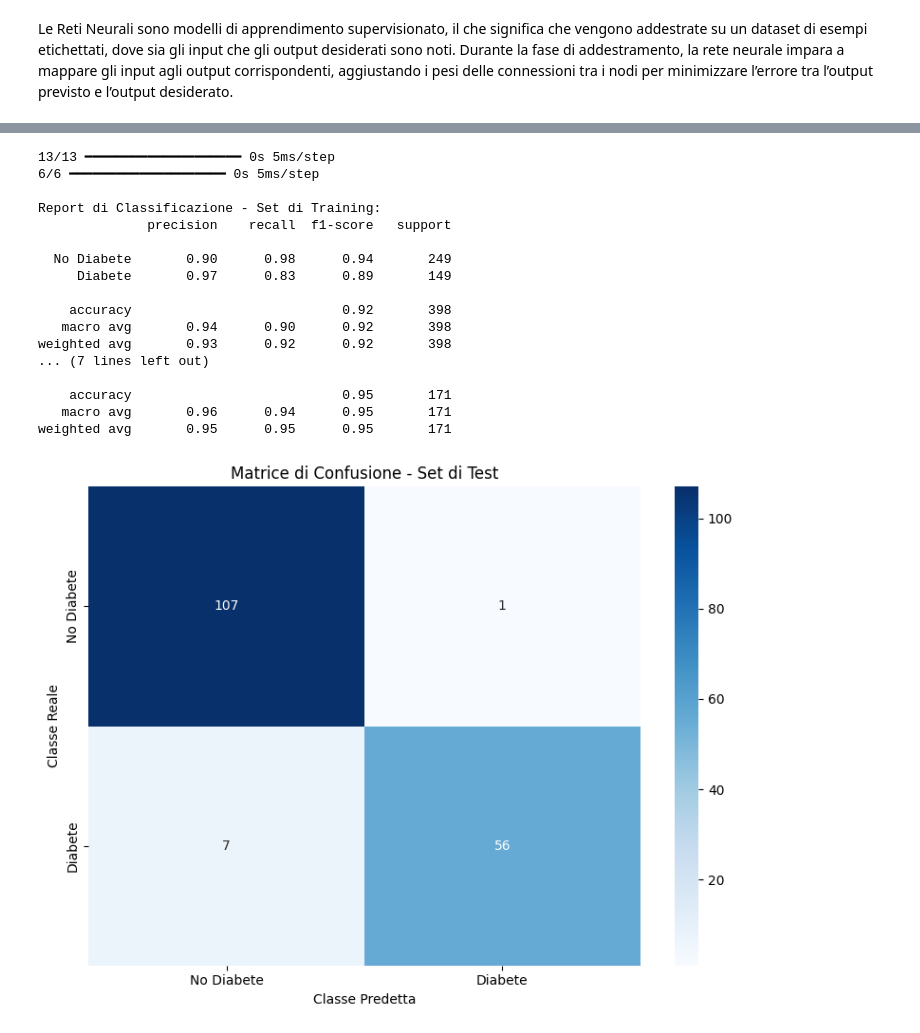
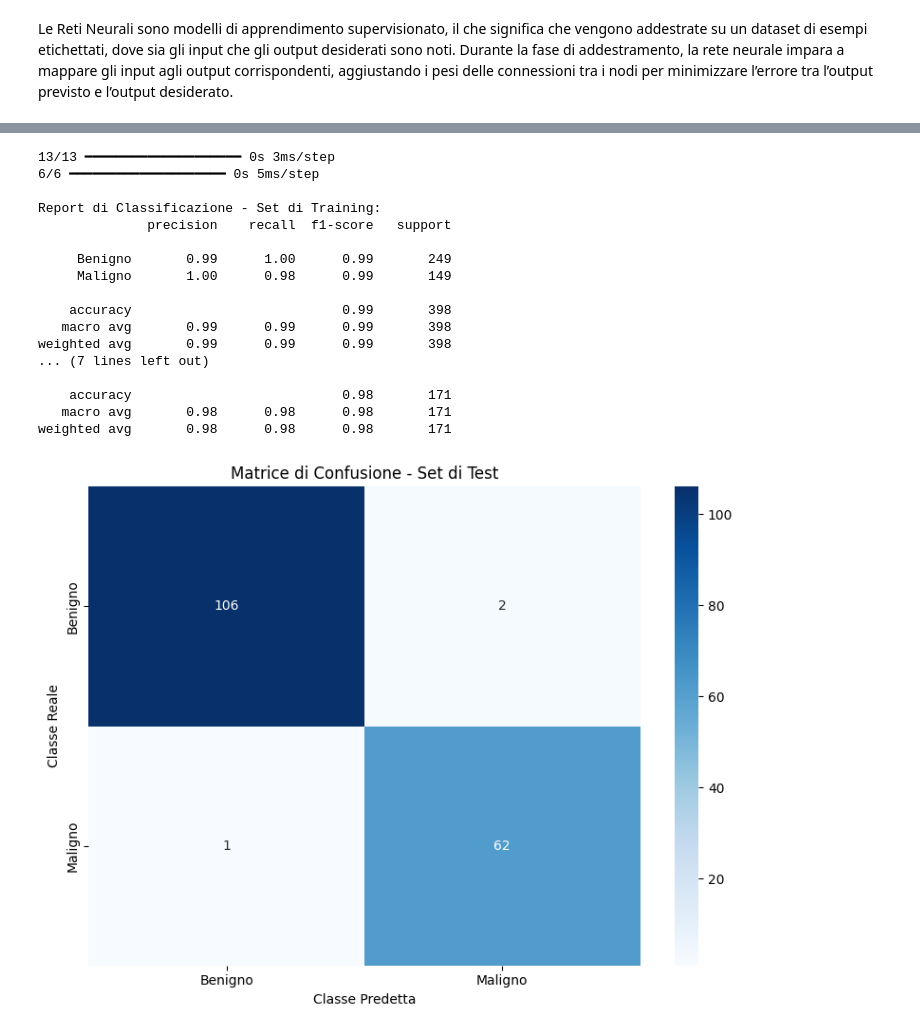
Before and after one commit to NIKFIORE/Progetto-Machine-Learning, a Jupyter notebook: Progetto.ipynb, the cells around one changed output, grey strips where cells are left out. Drawn from its saved outputs; the diff is of its cells as text; code cells hidden in the pictures.

```diff
--- a/Progetto.ipynb
+++ b/Progetto.ipynb
@@ -392,9 +409,9 @@ RETE NEURALE
 import keras
 from keras.models import Sequential
 from keras.layers import Dense
-from sklearn.metrics import confusion_matrix, classification_report, roc_curve, auc
+from sklearn.metrics import confusion_matrix, classification_report, roc_curve, auc, accuracy_score
 
-def create_model():
+def create_and_train_model(X_train, y_train, X_test, y_test):
   # Definisci l'architettura del modello di rete neurale
   model = Sequential()
   model.add(Dense(20, input_shape=(X_train.shape[1],), activation="relu"))
@@ -402,8 +419,15 @@ def create_model():
   model.add(Dense(1, activation="sigmoid"))  # Output: probabilità di avere diabete
   # Compila il modello
   model.compile(loss="binary_crossentropy", optimizer="adam", metrics=["accuracy"])
-  return model
+  model.summary()
+  print("\n")
 
-model = create_model()
-# Mostra il riepilogo dell'architettura del modello
-model.summary()
+  # Addestramento del modello
+  history = model.fit(
+      X_train, y_train,
+      epochs=50,
+      batch_size=10,
+      validation_data=(X_test, y_test),
+      verbose=2
+  )
+  return model, history
@@ -448,0 +434,3 @@ Epoch 50/50
+# %%
+# Train neural network on original data
+model_original, history_original = create_and_train_model(X_train_scaled, y_train, X_test_scaled, y_test)
@@ -472,53 +567,53 @@ plt.show()
 # %%
-# Predizioni (probabilità di avere diabete)
-y_pred_train_prob = model.predict(X_train).flatten()
+# Predizioni (probabilità di avere tumore)
+y_pred_train_prob = model_original.predict(X_train_scaled).flatten()
 # Convertiamo le probabilità in predizioni binarie (0 o 1) usando soglia 0.5
 y_pred_train = (y_pred_train_prob > 0.5).astype(int)
 
-y_pred_test_prob = model.predict(X_test).flatten()
+y_pred_test_prob = model_original.predict(X_test_scaled).flatten()
 # Convertiamo le probabilità in predizioni binarie (0 o 1) usando soglia 0.5
 y_pred_test = (y_pred_test_prob > 0.5).astype(int)
 
 # Report di classificazione per i set di training e test
 print("\nReport di Classificazione - Set di Training:")
 print(classification_report(y_train, y_pred_train,
-                         target_names=['No Diabete', 'Diabete']))
+                         target_names=['Benigno', 'Maligno']))
 
 print("\nReport di Classificazione - Set di Test:")
 print(classification_report(y_test, y_pred_test,
-                         target_names=['No Diabete', 'Diabete']))
+                         target_names=['Benigno', 'Maligno']))
 # %% [output]
-13/13 ━━━━━━━━━━━━━━━━━━━━ 0s 5ms/step
+13/13 ━━━━━━━━━━━━━━━━━━━━ 0s 3ms/step
 6/6 ━━━━━━━━━━━━━━━━━━━━ 0s 5ms/step
 
 Report di Classificazione - Set di Training:
               precision    recall  f1-score   support
 
-  No Diabete       0.90      0.98      0.94       249
-     Diabete       0.97      0.83      0.89       149
+     Benigno       0.99      1.00      0.99       249
+     Maligno       1.00      0.98      0.99       149
 
-    accuracy                           0.92       398
-   macro avg       0.94      0.90      0.92       398
-weighted avg       0.93      0.92      0.92       398
+    accuracy                           0.99       398
+   macro avg       0.99      0.99      0.99       398
+weighted avg       0.99      0.99      0.99       398
 ... (7 lines left out)
 
-    accuracy                           0.95       171
-   macro avg       0.96      0.94      0.95       171
-weighted avg       0.95      0.95      0.95       171
+    accuracy                           0.98       171
+   macro avg       0.98      0.98      0.98       171
+weighted avg       0.98      0.98      0.98       171
 # %%
 # Matrice di confusione per il set di test
 plt.figure(figsize=(8, 6))
 cm_test = confusion_matrix(y_test, y_pred_test)
 sns.heatmap(cm_test, annot=True, fmt='d', cmap='Blues',
-            xticklabels=['No Diabete', 'Diabete'],
-            yticklabels=['No Diabete', 'Diabete'])
+            xticklabels=['Benigno', 'Maligno'],
+            yticklabels=['Benigno', 'Maligno'])
 plt.title('Matrice di Confusione - Set di Test')
 plt.ylabel('Classe Reale')
 plt.xlabel('Classe Predetta')
 plt.tight_layout()
 plt.show()
 # %% [output]
-[figure, old version]
+[figure, new version]
 # %%
 # Calcolo della curva ROC
 fpr, tpr, thresholds = roc_curve(y_test, y_pred_test_prob)
```
Also changed, not shown: parts of 17 cells of this notebook.
